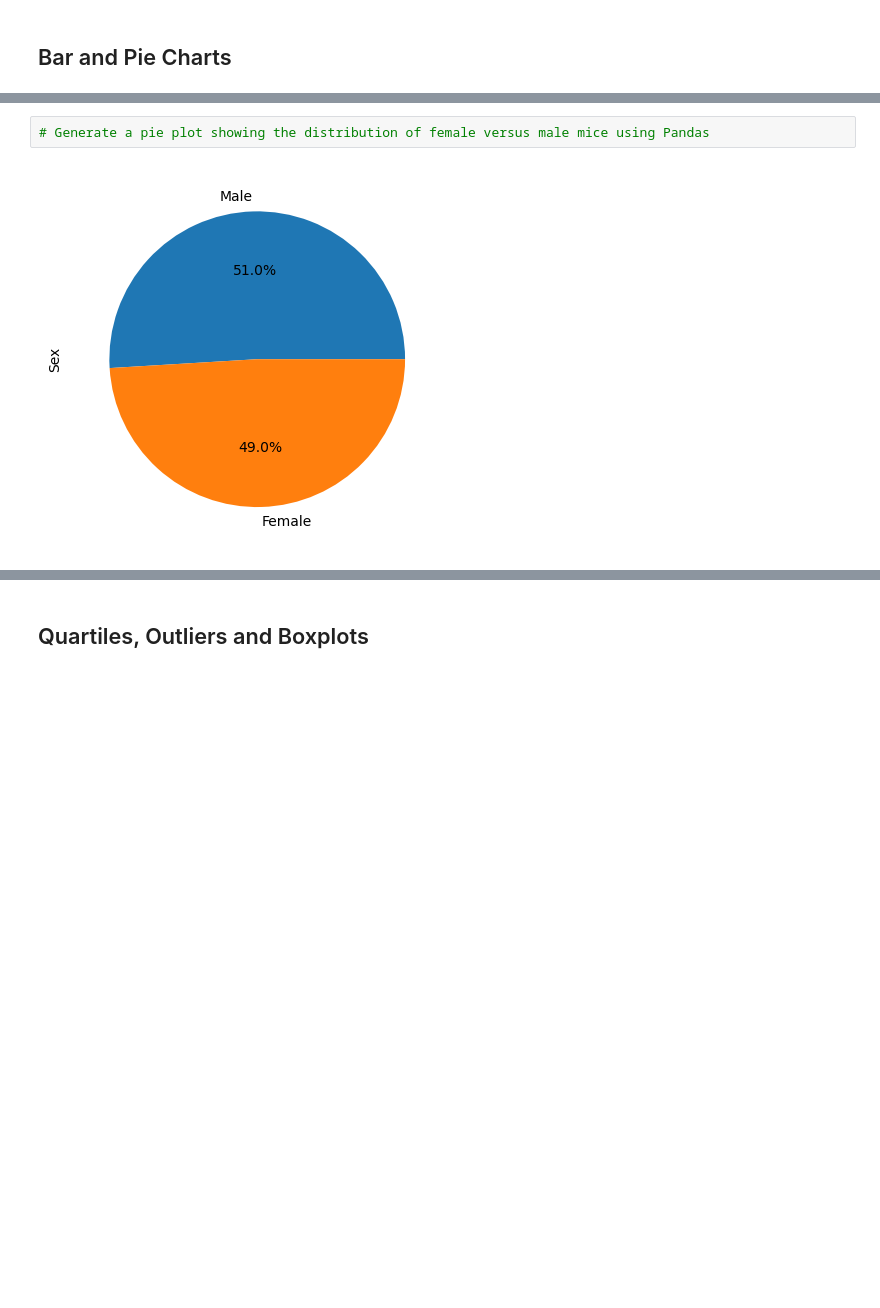
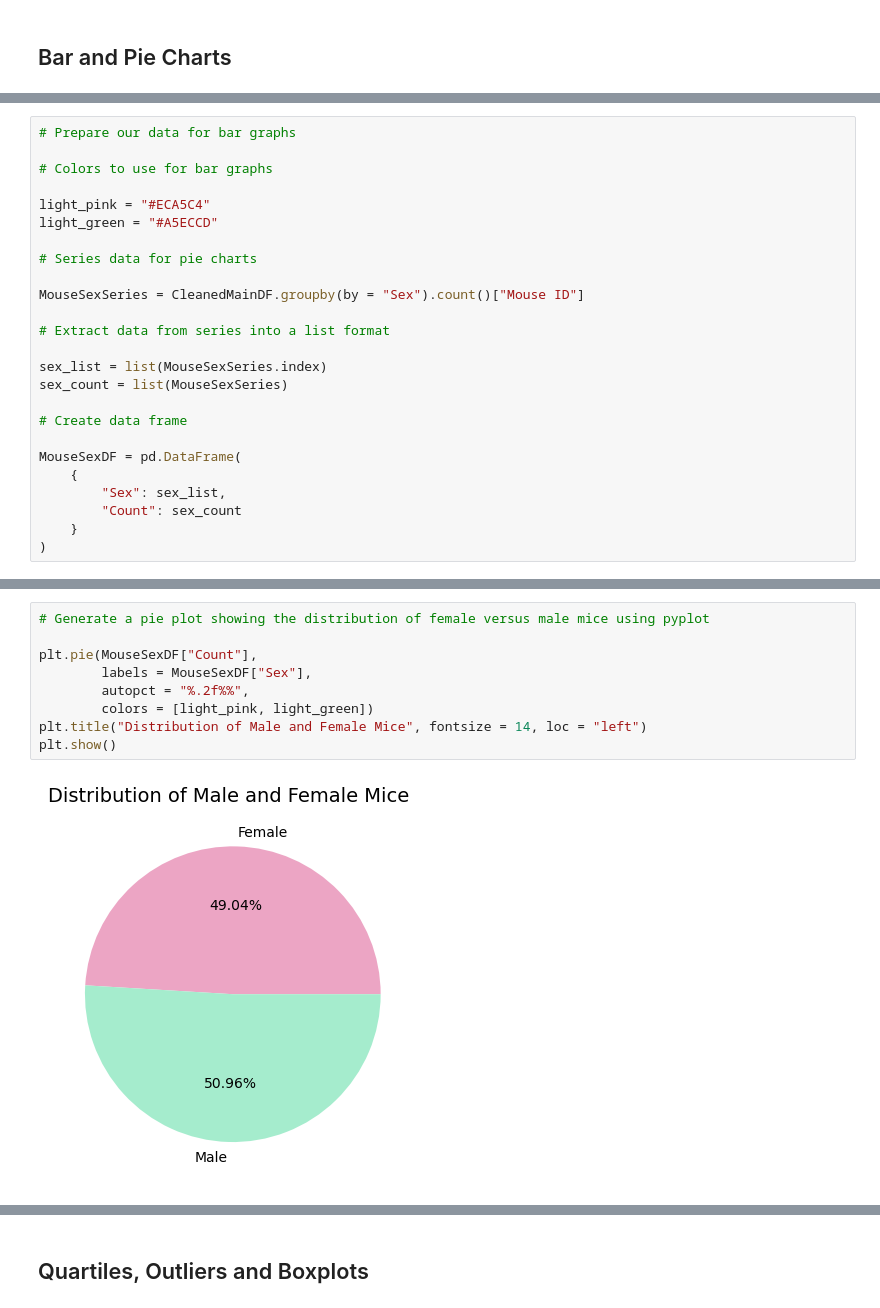
Before and after one commit to dejesusalcala/matplotlib-challenge, a Jupyter notebook: Pymaceuticals/pymaceuticals.ipynb, the cells around one changed output, grey strips where cells are left out. Drawn from its saved outputs; the diff is of its cells as text; blank space fills up the shorter version.

```diff
--- a/Pymaceuticals/pymaceuticals.ipynb
+++ b/Pymaceuticals/pymaceuticals.ipynb
@@ -177,0 +233,25 @@ CleanedMainDF.groupby("Drug Regimen").agg({"Tumor Volume (mm3)":["mean","median"
+# %%
+# Prepare our data for bar graphs
+
+# Colors to use for bar graphs
+
+light_pink = "#ECA5C4"
+light_green = "#A5ECCD"
+
+# Series data for pie charts
+
+MouseSexSeries = CleanedMainDF.groupby(by = "Sex").count()["Mouse ID"]
+
+# Extract data from series into a list format
+
+sex_list = list(MouseSexSeries.index)
+sex_count = list(MouseSexSeries)
+
+# Create data frame
+
+MouseSexDF = pd.DataFrame(
+    {
+        "Sex": sex_list,
+        "Count": sex_count
+    }
+)
@@ -178,4 +273,11 @@ CleanedMainDF.groupby("Drug Regimen").agg({"Tumor Volume (mm3)":["mean","median"
 # %%
-# Generate a pie plot showing the distribution of female versus male mice using Pandas
+# Generate a pie plot showing the distribution of female versus male mice using pyplot
+
+plt.pie(MouseSexDF["Count"],
+        labels = MouseSexDF["Sex"],
+        autopct = "%.2f%%",
+        colors = [light_pink, light_green])
+plt.title("Distribution of Male and Female Mice", fontsize = 14, loc = "left")
+plt.show()
 # %% [output]
-[figure, old version]
+[figure, new version]
```
Also changed, not shown: parts of 7 cells of this notebook.
